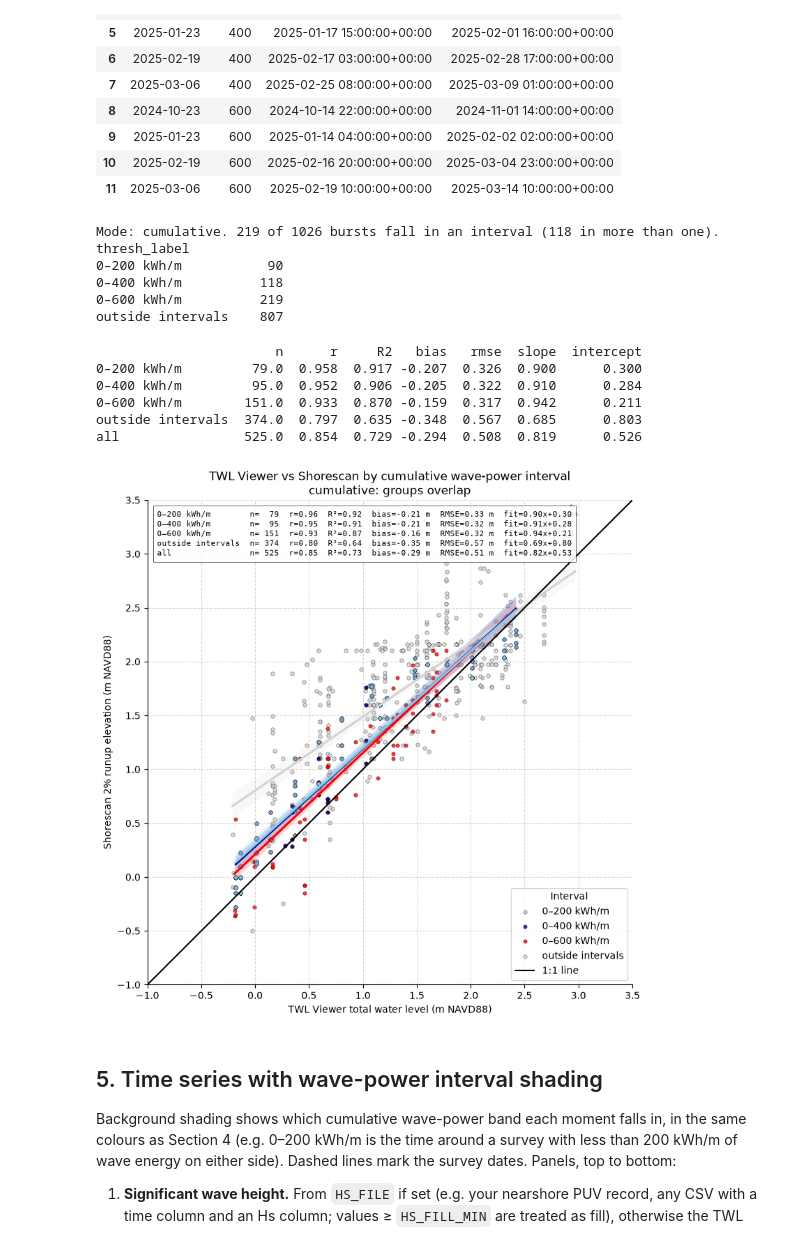
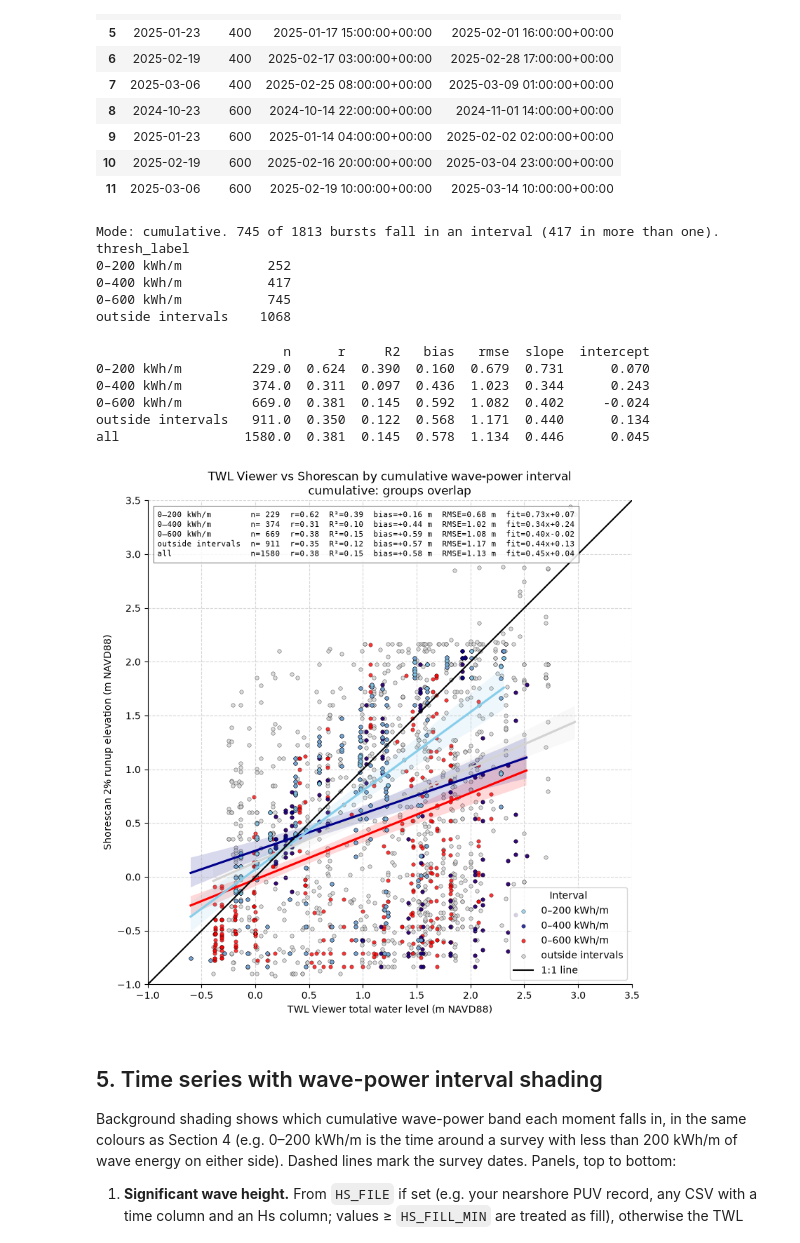
Before and after one commit to cvolpano/shorescan_processing, a Jupyter notebook: Scripts/read_transect_nc.ipynb, the cells around one changed output. Drawn from its saved outputs; the diff is of its cells as text; code cells hidden in the pictures.

Commit message:
Updated transect plot scripts

```diff
--- a/Scripts/read_transect_nc.ipynb
+++ b/Scripts/read_transect_nc.ipynb
@@ -103,18 +103,18 @@ Set it to `"clean"` to plot your full dataset (the cells further down still read
 `output_dir` stays a plain string (`"DATA"`) because the cells further down build paths as `"C:/.../" + output_dir + "/..."`.
 # %%
 # --- Input folders ---------------------------------------------------------
-burst_nc_dir = Path("D:/usgs/results/netcdf")                       # cell 1 (one burst)
-batch_nc_dir = Path("D:/usgs/results/netcdf")  # cell 2 (batch)
+burst_nc_dir = Path("E:/results/netcdf")                       # cell 1 (one burst)
+batch_nc_dir = Path("E:/results/netcdf")  # cell 2 (batch)
 
 # --- Output folders --------------------------------------------------------
-output_path = Path("D:/usgs/results/netcdf")  # cell 1 (one burst)
+output_path = Path("E:/results/netcdf")  # cell 1 (one burst)
 output_dir = "processed"                        # kept as str for the cells below
 data_dir = output_path / output_dir        # CSVs
 plot_dir = output_path / "output_plots"    # PNGs
 data_dir.mkdir(parents=True, exist_ok=True)
 plot_dir.mkdir(parents=True, exist_ok=True)
 
-RUN_TAG = "clean_subset_1"                 # suffix for every CSV written/read
+RUN_TAG = "noVdatum_all"                 # suffix for every CSV written/read
 LOCAL_TZ = "America/New_York"              # same zone as "US/Eastern"
 
 # Shorescan file names, e.g.
@@ -140,18 +140,18 @@ TRANSECTS = [20, 30, 40, 50, 70, 100, 150]
 # tideWindSetup were 0.082 m too low. Heights (runup, setup, swash, Hs) were
 # not shifted. Set DATUM_FIX_M = 0.0 once the files are rebuilt from the
 # new downloads.
-DATUM_FIX_M = 0.082
+DATUM_FIX_M = 0 #0.082
 DATUM_FIX_COLS = ["cc_twl", "cc_twl05", "cc_twl95", "cc_tide"]  # elevations
 ZERO_IS_FILL = True    # TWL == 0.000 exactly is a placeholder, not a runup
 LIMIT_TOL_M = 0.005    # runup within this of the transect's end elevation
-CLIP_FRAC = 0.02       # burst flagged 'clipped' above this share of samples
-MIN_PEAKS = 10         # fewer runup maxima than this -> no peaks statistic
+CLIP_FRAC = 0.50       # burst flagged 'clipped' above this share of samples
+MIN_PEAKS = 3         # fewer runup maxima than this -> no peaks statistic
 SAMPLE_HZ = 2.0        # only used if the sample times T can't be read
 # Physical check: the mean runup elevation sits a wave-setup height above
 # tide + surge, i.e. roughly 0-1 m (Stockdon et al., 2006). Outside this
 # range the runup line was probably found on the wrong feature.
-SETUP_RANGE = (-0.3, 1.5)  # m, allowed ss_setup
-EXCLUDE = [("c2", 50)]     # (camera, transect) left out of plots and stats
+SETUP_RANGE = (-5, 5) # (-0.3, 1.5)  # m, allowed ss_setup
+EXCLUDE = None    # (camera, transect) left out of plots and stats
 # %% [markdown]
 ### Profile cleaning (used by Sections 1 and 2)
 Two artefacts in `elevation_transect`, seen in the Section 1 profiles (2026-11-03):
@@ -588,12 +588,12 @@ df_all["clipped"] = df_all["frac_bad"] > CLIP_FRAC
 df_all["implausible"] = (df_all["ss_setup"].notna()
                          & ~df_all["ss_setup"].between(*SETUP_RANGE))
 pairs = pd.MultiIndex.from_frame(df_all[["camera", "transect"]])
-df_all["excluded"] = pairs.isin(EXCLUDE)
-df_all["use"] = ~(df_all["clipped"] | df_all["implausible"] | df_all["excluded"])
-
+df_all["excluded"] = None if EXCLUDE is None else pairs.isin(EXCLUDE)
+df_all["use"] = True #(df_all["clipped"] | df_all["implausible"]| df_all["excluded"] | )
+print(len(df_all), "files read, QC flags set")
 required = ["cc_twl", "cc_tide", "cc_setup", "cc_ru_2pct", "cc_Hs",
             "ss_twl_mean", "ss_twl_max", "ss_twl_std", "ss_twl_2pct"]
-finite = np.isfinite(df_all[required].to_numpy()).all(axis=1)
+finite = (df_all[required].to_numpy()).all(axis=1) #np.isfinite(df_all[required].to_numpy()).all(axis=1)
 skipped += [(f, "non-finite values") for f in df_all.loc[~finite, "filename"]]
 front = ["transect", "camera", "station", "dt0", "dt0_utc", "t_mid_utc",
          "use", "clipped", "implausible", "excluded"]
@@ -617,7 +617,7 @@ print(f"Bursts with zero samples: {(df_all['n_zero'] > 0).sum()}; "
       f"flagged clipped (> {CLIP_FRAC:.0%} zero or at a transect end): "
       f"{df_all['clipped'].sum()}; implausible setup outside {SETUP_RANGE} m: "
       f"{df_all['implausible'].sum()}; excluded pairs {EXCLUDE}: "
-      f"{df_all['excluded'].sum()}; used: {df_all['use'].sum()}")
+     f"{df_all['excluded'].sum()}; used: {df_all['use'].sum()}")
 # Shorescan's peak statistic vs this notebook's, both as elevations
 d = df_all["ss_twl_2pct_peaks"] - df_all["ss_twl_2pct_peaks_file"]
 print(f"2% peaks, this notebook minus Shorescan file: median {d.median():+.3f} m "
@@ -1040,15 +1040,18 @@ print(f"Mode: {THRESH_MODE}. {df_ss['thresh'].notna().sum()} of {len(df_ss)} "
       f"bursts fall in an interval ({n_overlap} in more than one).")
 print(df_groups["thresh_label"].value_counts().reindex(group_order).to_string())
 # %% [output]
-Mode: cumulative. 219 of 1026 bursts fall in an interval (118 in more than one).
+Mode: cumulative. 745 of 1813 bursts fall in an interval (417 in more than one).
 thresh_label
-0–200 kWh/m           90
-0–400 kWh/m          118
-0–600 kWh/m          219
-outside intervals    807
+0–200 kWh/m           252
+0–400 kWh/m           417
+0–600 kWh/m           745
+outside intervals    1068
 # %%
-plot_groups = df_groups[df_groups["use"]].dropna(subset=["cc_twl", "ss_twl_2pct_peaks"])
-plot_unique = df_ss[df_ss["use"]].dropna(subset=["cc_twl", "ss_twl_2pct_peaks"])
+# plot_groups = df_groups[df_groups["use"]].dropna(subset=["cc_twl", "ss_twl_2pct_peaks"])
+# plot_unique = df_ss[df_ss["use"]].dropna(subset=["cc_twl", "ss_twl_2pct_peaks"])
+
+plot_groups = df_groups.dropna(subset=["cc_twl", "ss_twl_2pct_peaks"])
+plot_unique = df_ss.dropna(subset=["cc_twl", "ss_twl_2pct_peaks"])
 
 colour_of = dict(zip(names, [THRESH_COLORS.get(int(T), "tab:purple")
                              for T in thresholds]))
@@ -1060,40 +1063,40 @@ draw_order = (order if THRESH_MODE == "band"
 
 g = sns.lmplot(data=plot_groups, x="cc_twl", y="ss_twl_2pct_peaks",
                hue="thresh_label", hue_order=draw_order, palette=colour_of,
                height=8, legend=False,
                scatter_kws={"linewidths": 0.3, "s": 15, "alpha": 0.8,
                             "edgecolor": "k"})
 ax = g.ax
 vals = plot_unique[["cc_twl", "ss_twl_2pct_peaks"]].to_numpy()
 lims = [np.floor(vals.min() * 2) / 2, np.ceil(vals.max() * 2) / 2]
 ax.plot(lims, lims, color="black", linestyle="-", label="1:1 line")
 ax.set(xlim=lims, ylim=lims, aspect="equal",
        xlabel="TWL Viewer total water level (m NAVD88)",
        ylabel="Shorescan 2% runup elevation (m NAVD88)",
        title=("TWL Viewer vs Shorescan by cumulative wave-power interval\n"
               + ("bands: each burst once" if THRESH_MODE == "band"
                  else "cumulative: groups overlap")))
 ax.grid(True, linestyle="--", alpha=0.5)
 handles, labels = ax.get_legend_handles_labels()
 keep = sorted(range(len(labels)),  # legend in group order, 1:1 line last
               key=lambda i: order.index(labels[i]) if labels[i] in order else 99)
 ax.legend([handles[i] for i in keep], [labels[i] for i in keep],
           title="Interval", loc="lower right")
 # Same statistics as Section 3; "all" uses each burst once.
 stats_thresh = stats_box(ax, plot_groups, "cc_twl", "ss_twl_2pct_peaks",
                          "thresh_label", order, all_df=plot_unique)
 print(stats_thresh.round(3))
 g.figure.tight_layout()
 g.savefig(plot_dir / f"TWLvSS_thresholds_{THRESH_MODE}_{RUN_TAG}.png", dpi=150)
 plt.show()
 # %% [output]
-                       n      r     R2   bias   rmse  slope  intercept
-0–200 kWh/m         79.0  0.958  0.917 -0.207  0.326  0.900      0.300
-0–400 kWh/m         95.0  0.952  0.906 -0.205  0.322  0.910      0.284
-0–600 kWh/m        151.0  0.933  0.870 -0.159  0.317  0.942      0.211
-outside intervals  374.0  0.797  0.635 -0.348  0.567  0.685      0.803
-all                525.0  0.854  0.729 -0.294  0.508  0.819      0.526
+                        n      r     R2   bias   rmse  slope  intercept
+0–200 kWh/m         229.0  0.624  0.390  0.160  0.679  0.731      0.070
+0–400 kWh/m         374.0  0.311  0.097  0.436  1.023  0.344      0.243
+0–600 kWh/m         669.0  0.381  0.145  0.592  1.082  0.402     -0.024
+outside intervals   911.0  0.350  0.122  0.568  1.171  0.440      0.134
+all                1580.0  0.381  0.145  0.578  1.134  0.446      0.045
-[figure, old version]
+[figure, new version]
 # %% [markdown]
 ## 5. Time series with wave-power interval shading
 Background shading shows which cumulative wave-power band each moment falls in, in the same colours as Section 4
```
Also changed, not shown: parts of 5 cells of this notebook, 37 other files.
